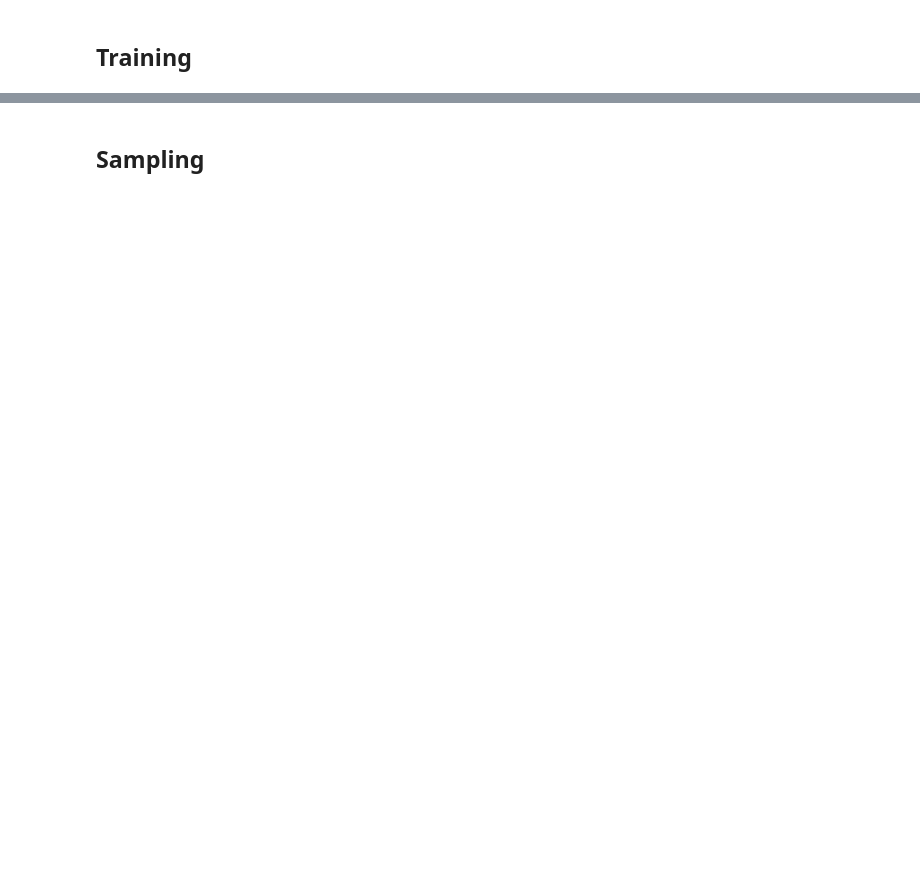
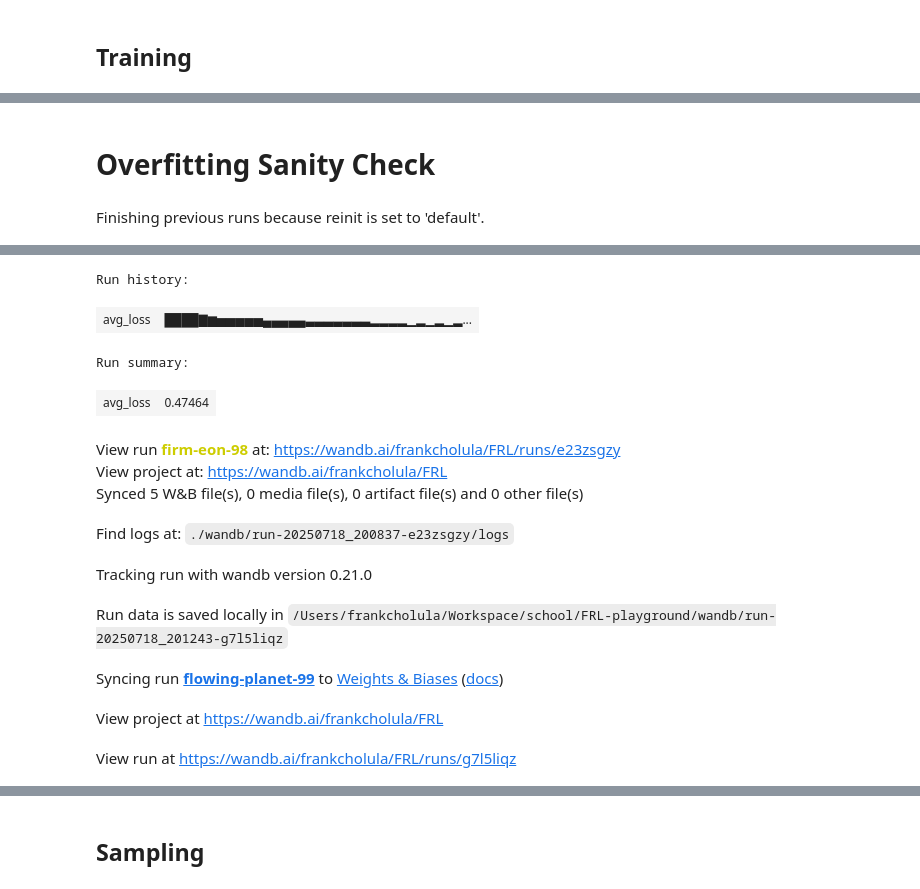
Before and after one commit to frankcholula/FRL-playground, a Jupyter notebook: src/notebooks/fm_bc.ipynb, the cells around one changed output, grey strips where cells are left out. Drawn from its saved outputs; the diff is of its cells as text; code cells hidden in the pictures; blank space fills up the shorter version.

```diff
--- a/src/notebooks/fm_bc.ipynb
+++ b/src/notebooks/fm_bc.ipynb
@@ -356 +356,62 @@ Starting training...
 Training finished.
+# %% [markdown]
+# Overfitting Sanity Check
+# %%
+from src.utils.loggers import WandBLogger
+
+horizon = 10
+input_dim = (obs_dim + action_dim) * horizon
+dataloader = DataLoader(minari_dataset, batch_size=32, shuffle=True, collate_fn=collate_fn)
+batch = next(iter(dataloader))
+normalized_chunks = create_normalized_chunks(batch, horizon, minari_dataset_stats)
+expert_chunk_to_overfit = normalized_chunks[0].to(device)
+assert expert_chunk_to_overfit.shape == (horizon * (obs_dim + action_dim),)
+
+
+# Try overfitting to a single chunk
+
+lr = 1e-4
+num_epochs = 1000000
+print_every = 100
+hidden_dim = 256
+
+config = {
+    "horizon": horizon,
+    "action_dim": action_dim,
+    "obs_dim": obs_dim,
+    "input_dim": input_dim,
+    "hidden_dim": hidden_dim,
+    "num_epochs": num_epochs,
+    "lr": lr
+}
+
+logger = WandBLogger(config = config)
+vf = MLP(input_dim=input_dim, time_dim=1, hidden_dim=hidden_dim).to(device)
+path = AffineProbPath(scheduler=CondOTScheduler())
+optim = torch.optim.Adam(vf.parameters(), lr=lr)
+
+print("Overfitting to a single chunk...")
+running_loss = 0.0
+for i in range(num_epochs):
+    optim.zero_grad()
+
+    x_1 = expert_chunk_to_overfit.unsqueeze(0)
+    x_0 = torch.randn_like(x_1).to(device)
+    t = torch.rand(x_1.shape[0]).to(device)
+
+    path_sample = path.sample(t=t, x_0=x_0, x_1=x_1)
+    predicted_velocity = vf(path_sample.x_t, path_sample.t)
+    loss = torch.pow(predicted_velocity - path_sample.dx_t, 2).mean()
+
+    loss.backward()
+    optim.step()
+
+    # Add the current iteration's loss to the accumulator
+    running_loss += loss.item()
+    if (i + 1) % print_every == 0:
+        avg_loss = running_loss / print_every
+        print(f"Iteration {i+1:6d}: Avg Loss = {avg_loss:8.5f}")
+        logger.log({"avg_loss": avg_loss})
+        running_loss = 0.0
+# %% [output]
+Finishing previous runs because reinit is set to 'default'.
@@ -356,0 +419,13 @@ Training finished.
+Run history:
+| avg_loss | ████▇▆▅▅▅▅▅▄▄▄▄▄▃▃▃▃▃▃▃▂▂▂▂▁▂▁▂▁▂... |
+Run summary:
+| avg_loss | 0.47464 |
+View run firm-eon-98 at: https://wandb.ai/frankcholula/FRL/runs/e23zsgzy
+View project at: https://wandb.ai/frankcholula/FRL
+Synced 5 W&B file(s), 0 media file(s), 0 artifact file(s) and 0 other file(s)
+Find logs at: ./wandb/run-20250718_200837-e23zsgzy/logs
+Tracking run with wandb version 0.21.0
+Run data is saved locally in /Users/frankcholula/Workspace/school/FRL-playground/wandb/run-20250718_201243-g7l5liqz
+Syncing run flowing-planet-99 to Weights & Biases (docs)
+View project at https://wandb.ai/frankcholula/FRL
+View run at https://wandb.ai/frankcholula/FRL/runs/g7l5liqz
```
Also changed, not shown: parts of 7 cells of this notebook.
